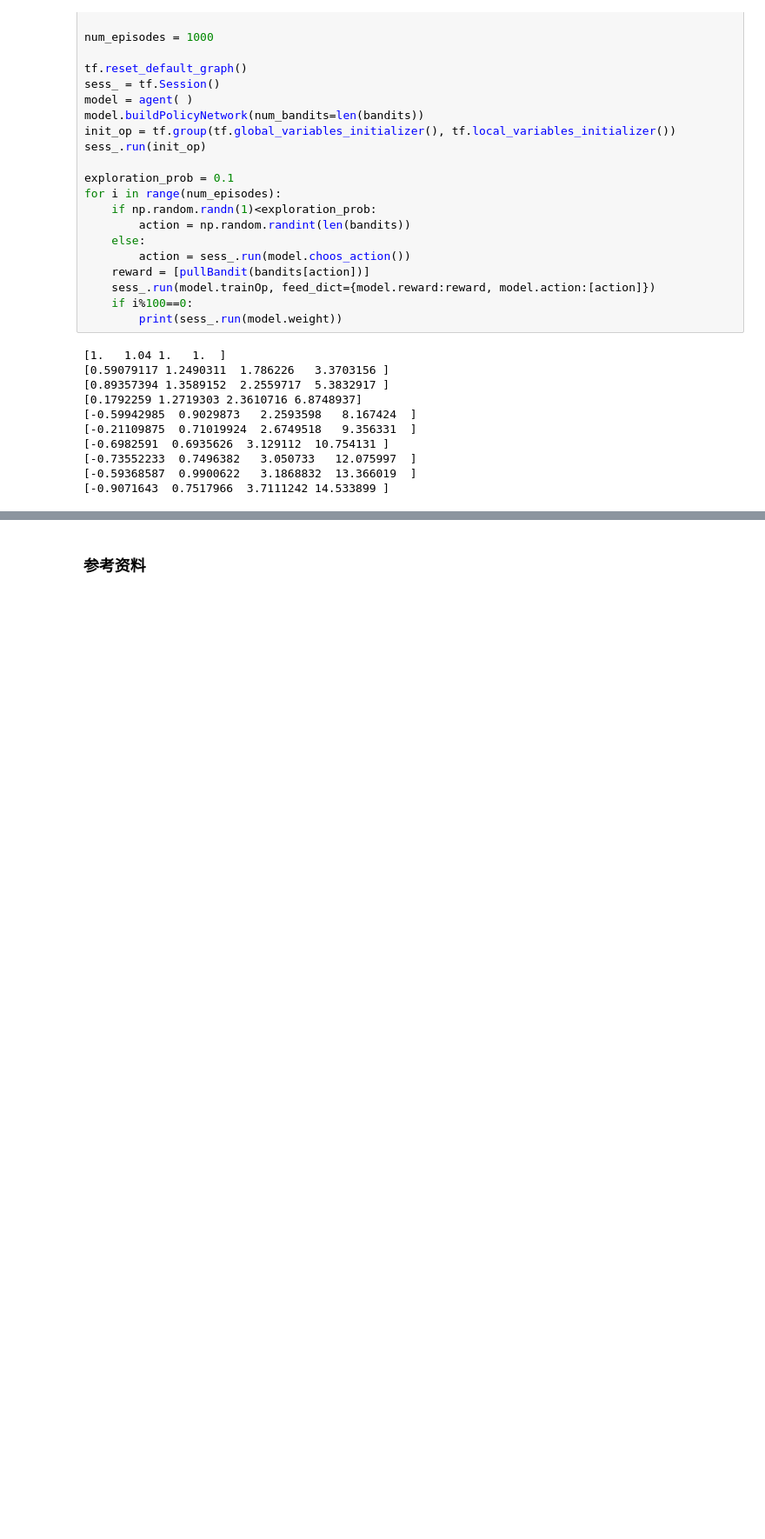
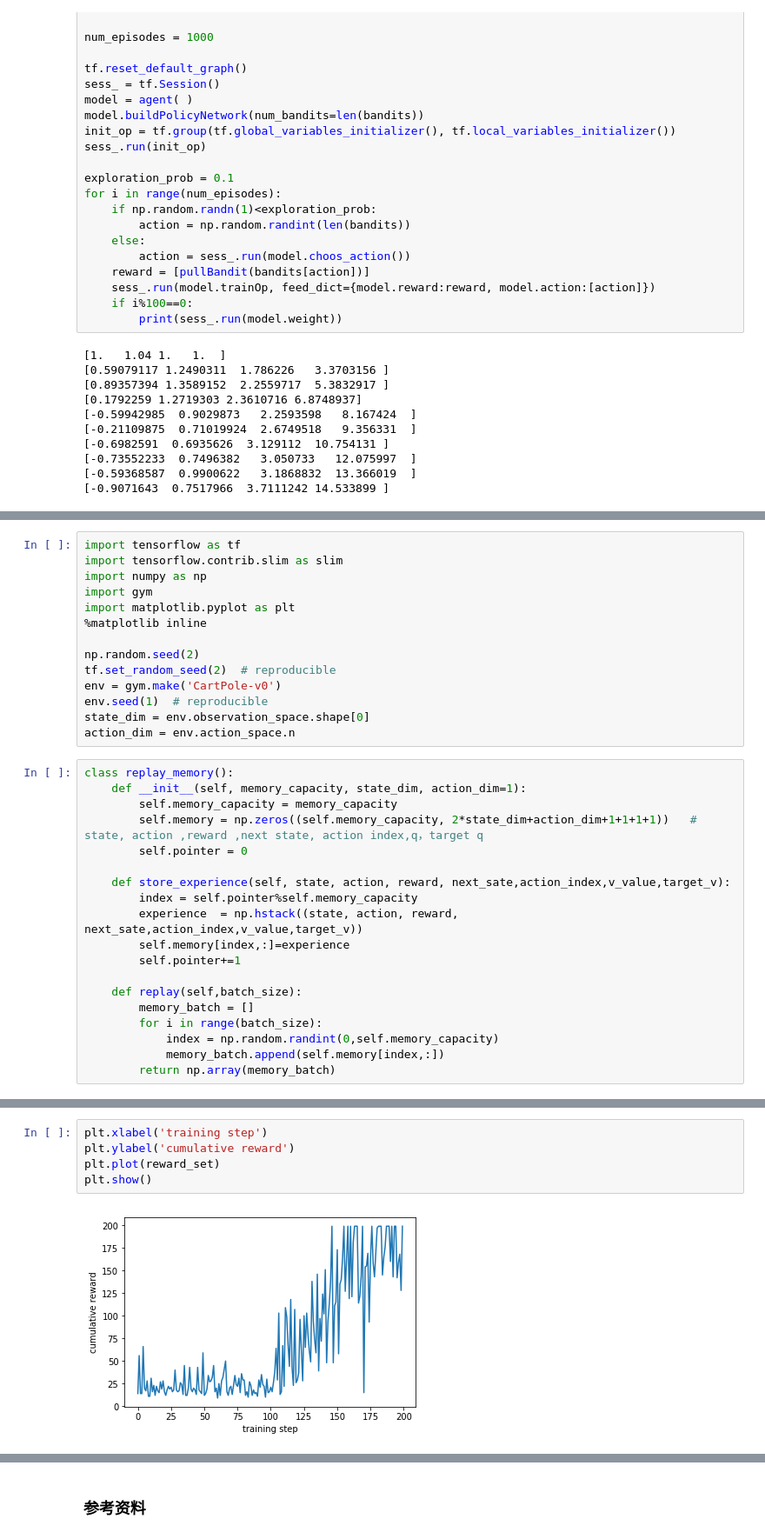
Before and after one commit to Wangjw6/research, a Jupyter notebook: ML/Others/Reinforcement Learning.ipynb, the cells around one changed output, grey strips where cells are left out. Shown at 87% size. Saved outputs shown, nothing was run; the diff lists cells and outputs as text; blank space fills up the shorter version.

```diff
--- a/ML/Others/Reinforcement Learning.ipynb
+++ b/ML/Others/Reinforcement Learning.ipynb
@@ -502,0 +518,33 @@ for i in range(num_episodes):
+# %%
+import tensorflow as tf
+import tensorflow.contrib.slim as slim
+import numpy as np
+import gym
+import matplotlib.pyplot as plt
+%matplotlib inline
+
+np.random.seed(2)
+tf.set_random_seed(2)  # reproducible
+env = gym.make('CartPole-v0')
+env.seed(1)  # reproducible
+state_dim = env.observation_space.shape[0]
+action_dim = env.action_space.n
+# %%
+class replay_memory():
+    def __init__(self, memory_capacity, state_dim, action_dim=1):
+        self.memory_capacity = memory_capacity
+        self.memory = np.zeros((self.memory_capacity, 2*state_dim+action_dim+1+1+1+1))   # state, action ,reward ,next state, action index,q，target q
+        self.pointer = 0
+
+    def store_experience(self, state, action, reward, next_sate,action_index,v_value,target_v):
+        index = self.pointer%self.memory_capacity
+        experience  = np.hstack((state, action, reward, next_sate,action_index,v_value,target_v))
+        self.memory[index,:]=experience
+        self.pointer+=1
+
+    def replay(self,batch_size):
+        memory_batch = []
+        for i in range(batch_size):
+            index = np.random.randint(0,self.memory_capacity)
+            memory_batch.append(self.memory[index,:])
+        return np.array(memory_batch)
@@ -502,0 +727,7 @@ for i in range(num_episodes):
+# %%
+plt.xlabel('training step')
+plt.ylabel('cumulative reward')
+plt.plot(reward_set)
+plt.show()
+# %% [output]
+[figure, added]
```
Also changed, not shown: parts of 16 cells of this notebook.
